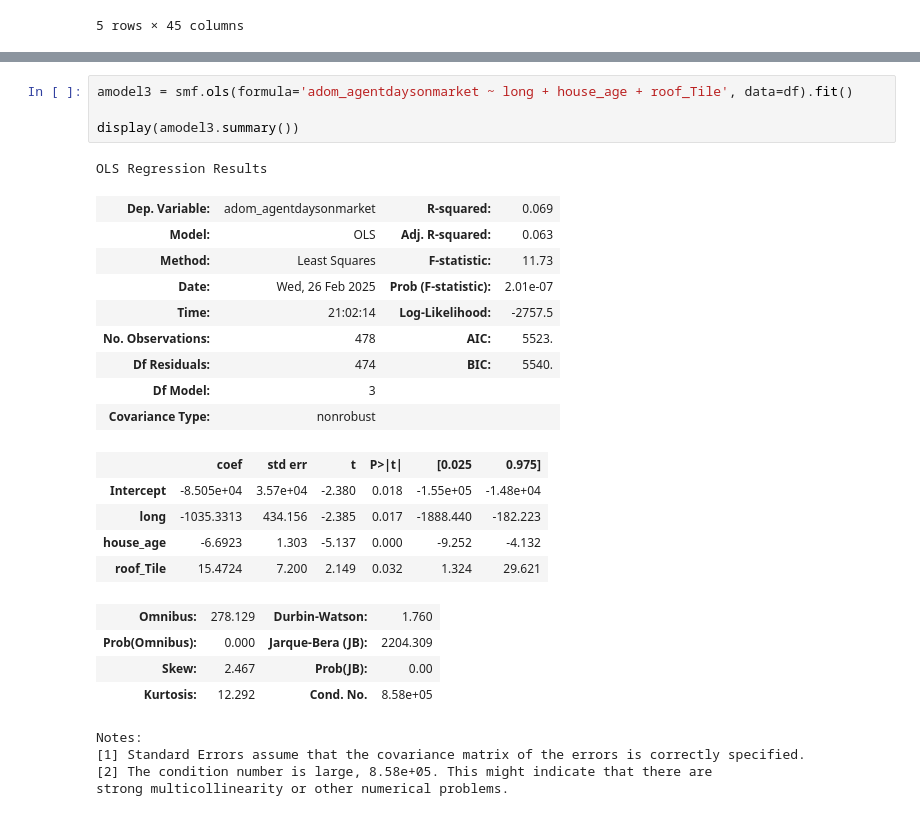
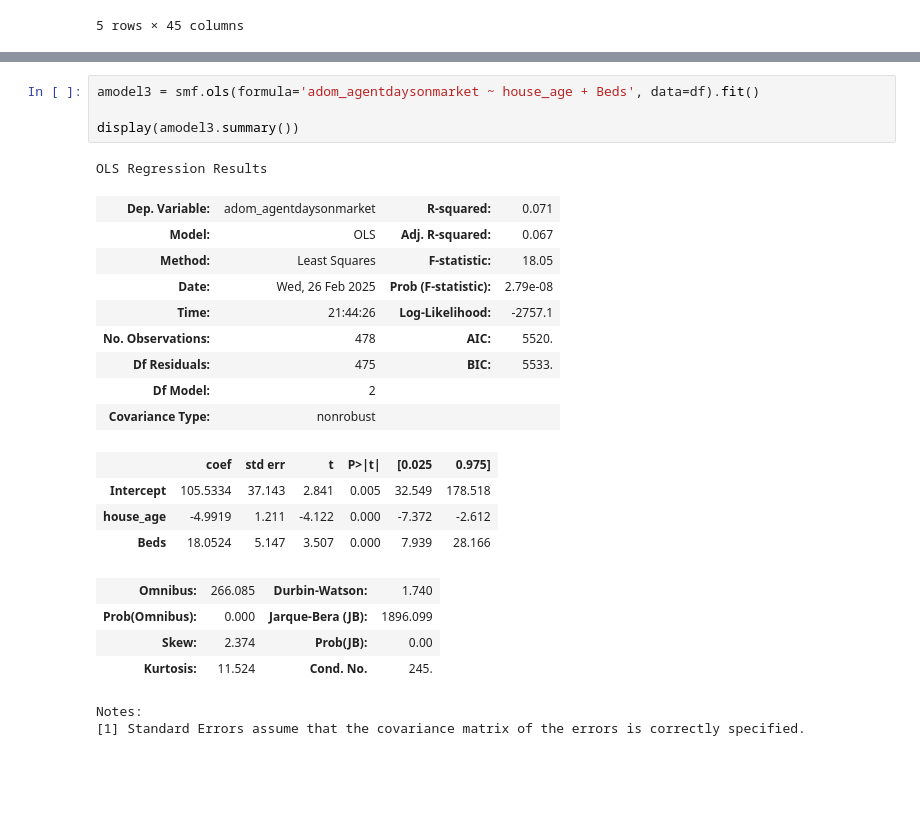
Before and after one commit to bombTechCoder/huntersGreen, a Jupyter notebook: scripts/predictSales.ipynb, the cells around one changed output, grey strips where cells are left out. Drawn from its saved outputs; the diff is of its cells as text; blank space fills up the shorter version.

```diff
--- a/scripts/predictSales.ipynb
+++ b/scripts/predictSales.ipynb
@@ -251,33 +249,30 @@ Notes:
 [2] The condition number is large, 1.55e+08. This might indicate that there are
 strong multicollinearity or other numerical problems.
 # %%
-amodel3 = smf.ols(formula='adom_agentdaysonmarket ~ long + house_age + roof_Tile', data=df).fit()
+amodel3 = smf.ols(formula='adom_agentdaysonmarket ~ house_age + Beds', data=df).fit()
 
 display(amodel3.summary())
 # %% [output]
 OLS Regression Results
-| Dep. Variable: | adom_agentdaysonmarket | R-squared: | 0.069 |
-| Model: | OLS | Adj. R-squared: | 0.063 |
-| Method: | Least Squares | F-statistic: | 11.73 |
-| Date: | Wed, 26 Feb 2025 | Prob (F-statistic): | 2.01e-07 |
-| Time: | 21:02:14 | Log-Likelihood: | -2757.5 |
-| No. Observations: | 478 | AIC: | 5523. |
-| Df Residuals: | 474 | BIC: | 5540. |
-| Df Model: | 3 |  |  |
+| Dep. Variable: | adom_agentdaysonmarket | R-squared: | 0.071 |
+| Model: | OLS | Adj. R-squared: | 0.067 |
+| Method: | Least Squares | F-statistic: | 18.05 |
+| Date: | Wed, 26 Feb 2025 | Prob (F-statistic): | 2.79e-08 |
+| Time: | 21:44:26 | Log-Likelihood: | -2757.1 |
+| No. Observations: | 478 | AIC: | 5520. |
+| Df Residuals: | 475 | BIC: | 5533. |
+| Df Model: | 2 |  |  |
 | Covariance Type: | nonrobust |  |  |
 |  | coef | std err | t | P>|t| | [0.025 | 0.975] |
-| Intercept | -8.505e+04 | 3.57e+04 | -2.380 | 0.018 | -1.55e+05 | -1.48e+04 |
-| long | -1035.3313 | 434.156 | -2.385 | 0.017 | -1888.440 | -182.223 |
-| house_age | -6.6923 | 1.303 | -5.137 | 0.000 | -9.252 | -4.132 |
-| roof_Tile | 15.4724 | 7.200 | 2.149 | 0.032 | 1.324 | 29.621 |
+| Intercept | 105.5334 | 37.143 | 2.841 | 0.005 | 32.549 | 178.518 |
+| house_age | -4.9919 | 1.211 | -4.122 | 0.000 | -7.372 | -2.612 |
+| Beds | 18.0524 | 5.147 | 3.507 | 0.000 | 7.939 | 28.166 |
-| Omnibus: | 278.129 | Durbin-Watson: | 1.760 |
-| Prob(Omnibus): | 0.000 | Jarque-Bera (JB): | 2204.309 |
-| Skew: | 2.467 | Prob(JB): | 0.00 |
-| Kurtosis: | 12.292 | Cond. No. | 8.58e+05 |
+| Omnibus: | 266.085 | Durbin-Watson: | 1.740 |
+| Prob(Omnibus): | 0.000 | Jarque-Bera (JB): | 1896.099 |
+| Skew: | 2.374 | Prob(JB): | 0.00 |
+| Kurtosis: | 11.524 | Cond. No. | 245. |
 Notes:
 [1] Standard Errors assume that the covariance matrix of the errors is correctly specified.
-[2] The condition number is large, 8.58e+05. This might indicate that there are
-strong multicollinearity or other numerical problems.
 # %%
 astargazer = Stargazer([amodel1, amodel2, amodel3])
 ahtml = astargazer.render_html()
```
Also changed, not shown: parts of 7 cells of this notebook.
